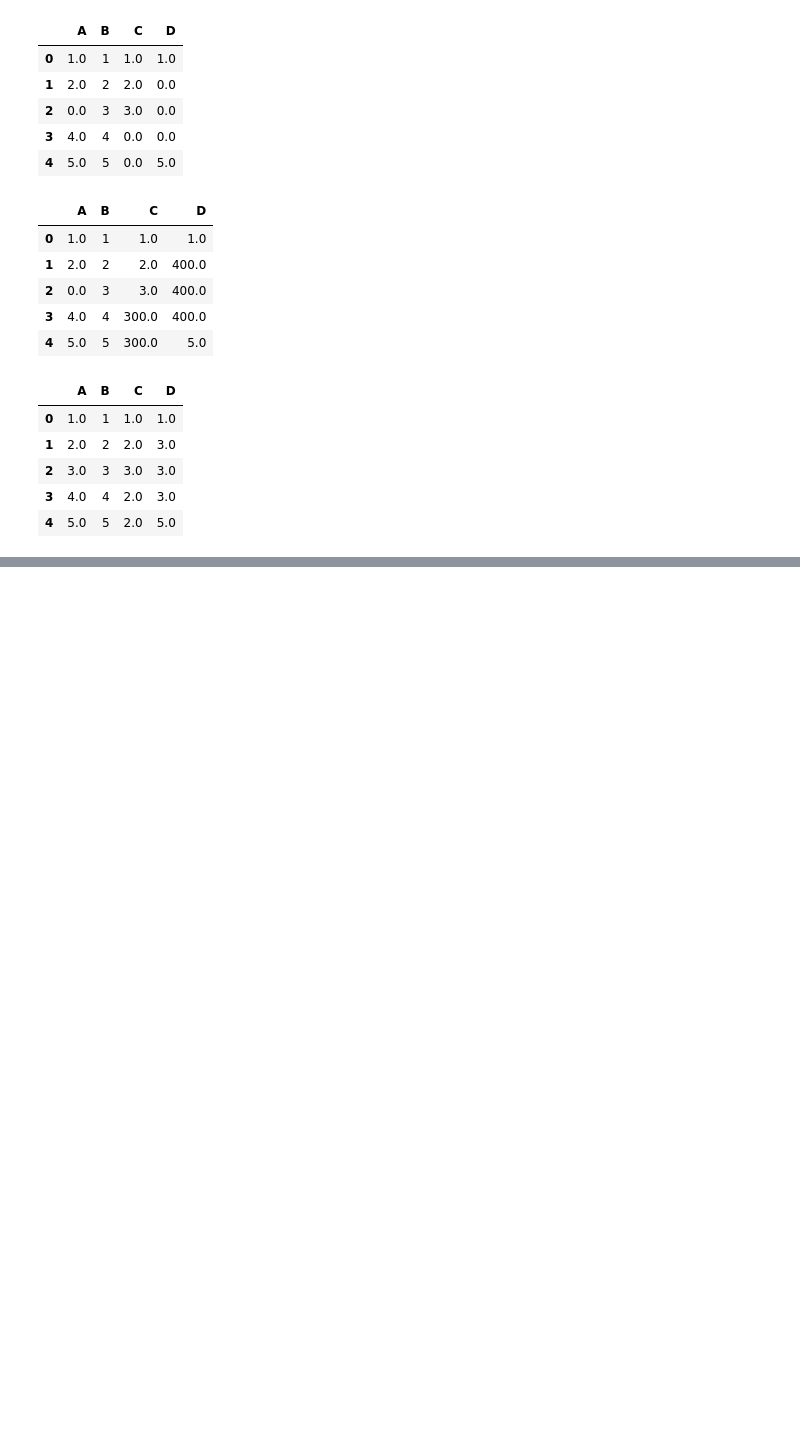
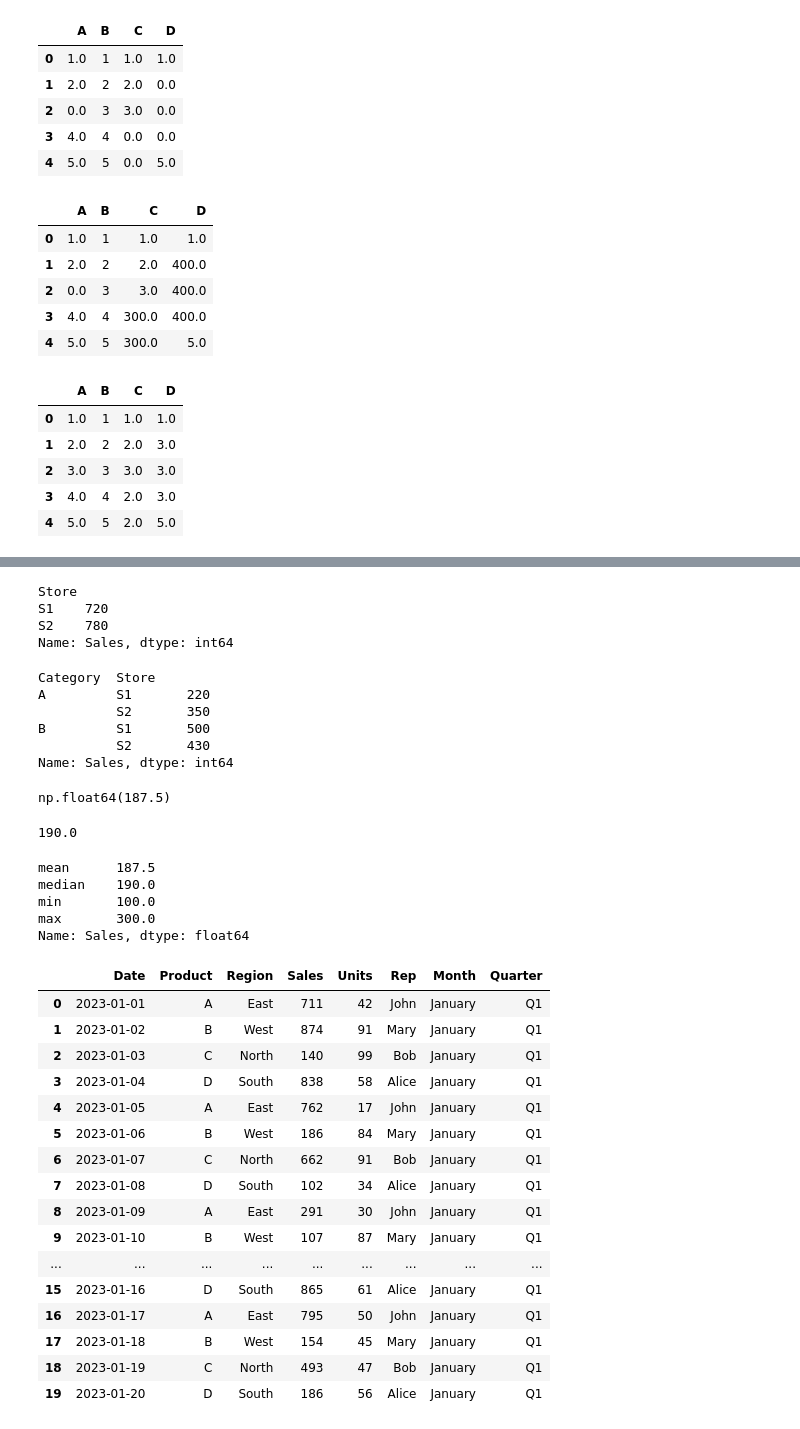
Before and after one commit to coolprogrammerarpit007/Machine-Learning, a Jupyter notebook: PandasDataFrame.ipynb, the cells around one changed output, grey strips where cells are left out. Drawn from its saved outputs; the diff is of its cells as text; code cells hidden in the pictures; blank space fills up the shorter version.

Commit message:
Pandas, Grouping,Aggregative,pivot-table etc

```diff
--- a/PandasDataFrame.ipynb
+++ b/PandasDataFrame.ipynb
@@ -333,0 +515,41 @@ df.fillna(df.mean())
+# %%
+# Group By Store and calculate sales
+
+sales = df.groupby('Store')['Sales'].sum()
+sales
+# %% [output]
+Store
+S1    720
+S2    780
+Name: Sales, dtype: int64
+# %%
+# Multiple groupby
+
+sales = df.groupby(['Category','Store'])['Sales'].sum()
+sales
+# %% [output]
+Category  Store
+A         S1       220
+          S2       350
+B         S1       500
+          S2       430
+Name: Sales, dtype: int64
+# %%
+# Aggregationsabs
+# Mean,Median,StdDeviation,min,max,count
+
+df['Sales'].mean()
+# %% [output]
+np.float64(187.5)
+# %%
+df['Sales'].median()
+# %% [output]
+190.0
+# %%
+df['Sales'].agg(['mean','median','min','max'])
+# %% [output]
+mean      187.5
+median    190.0
+min       100.0
+max       300.0
+Name: Sales, dtype: float64
@@ -333,0 +558,34 @@ df.fillna(df.mean())
+# %%
+data = {
+    'Date': pd.date_range('2023-01-01', periods=20),
+    'Product': ['A', 'B', 'C', 'D'] * 5,
+    'Region': ['East', 'West', 'North', 'South', 'East', 'West', 'North', 'South', 'East', 'West',
+               'North', 'South', 'East', 'West', 'North', 'South', 'East', 'West', 'North', 'South'],
+    'Sales': np.random.randint(100, 1000, 20),
+    'Units': np.random.randint(10, 100, 20),
+    'Rep': ['John', 'Mary', 'Bob', 'Alice', 'John', 'Mary', 'Bob', 'Alice', 'John', 'Mary',
+            'Bob', 'Alice', 'John', 'Mary', 'Bob', 'Alice', 'John', 'Mary', 'Bob', 'Alice']
+}
+
+df = pd.DataFrame(data)
+df['Month'] = df['Date'].dt.month_name()
+df['Quarter'] = 'Q' + df['Date'].dt.quarter.astype(str)
+df
+# %% [output]
+|  | Date | Product | Region | Sales | Units | Rep | Month | Quarter |
+| 0 | 2023-01-01 | A | East | 711 | 42 | John | January | Q1 |
+| 1 | 2023-01-02 | B | West | 874 | 91 | Mary | January | Q1 |
+| 2 | 2023-01-03 | C | North | 140 | 99 | Bob | January | Q1 |
+| 3 | 2023-01-04 | D | South | 838 | 58 | Alice | January | Q1 |
+| 4 | 2023-01-05 | A | East | 762 | 17 | John | January | Q1 |
+| 5 | 2023-01-06 | B | West | 186 | 84 | Mary | January | Q1 |
+| 6 | 2023-01-07 | C | North | 662 | 91 | Bob | January | Q1 |
+| 7 | 2023-01-08 | D | South | 102 | 34 | Alice | January | Q1 |
+| 8 | 2023-01-09 | A | East | 291 | 30 | John | January | Q1 |
+| 9 | 2023-01-10 | B | West | 107 | 87 | Mary | January | Q1 |
+| ... | ... | ... | ... | ... | ... | ... | ... | ... |
+| 15 | 2023-01-16 | D | South | 865 | 61 | Alice | January | Q1 |
+| 16 | 2023-01-17 | A | East | 795 | 50 | John | January | Q1 |
+| 17 | 2023-01-18 | B | West | 154 | 45 | Mary | January | Q1 |
+| 18 | 2023-01-19 | C | North | 493 | 47 | Bob | January | Q1 |
+| 19 | 2023-01-20 | D | South | 186 | 56 | Alice | January | Q1 |
```
Also changed, not shown: parts of 44 cells of this notebook.
